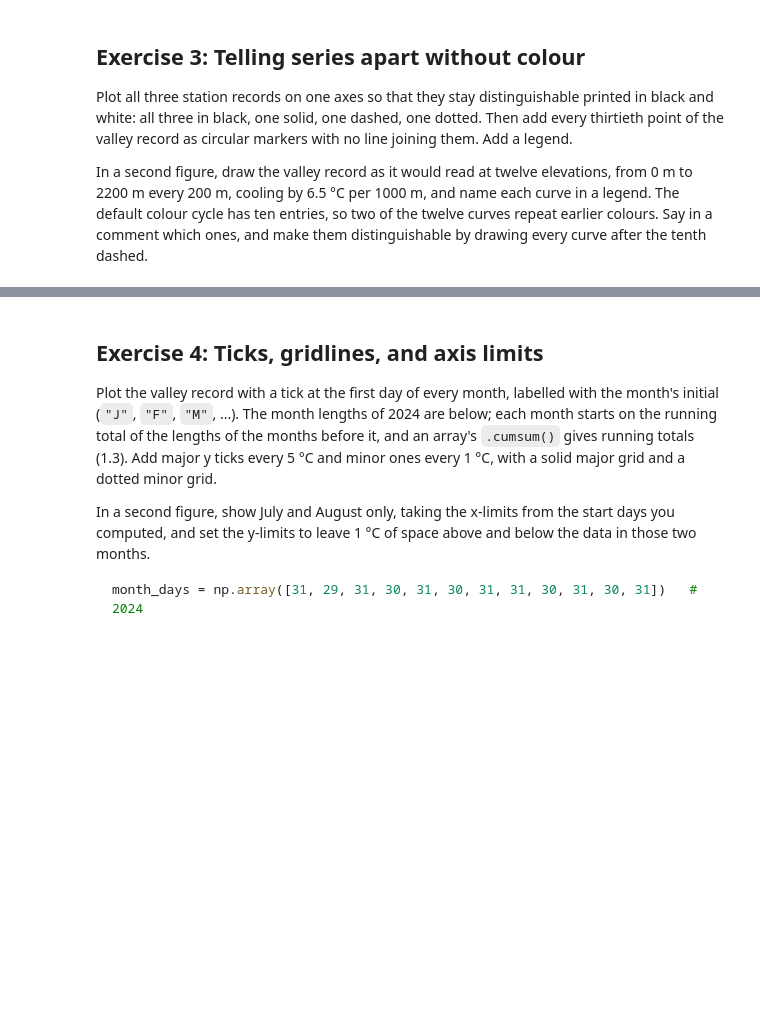
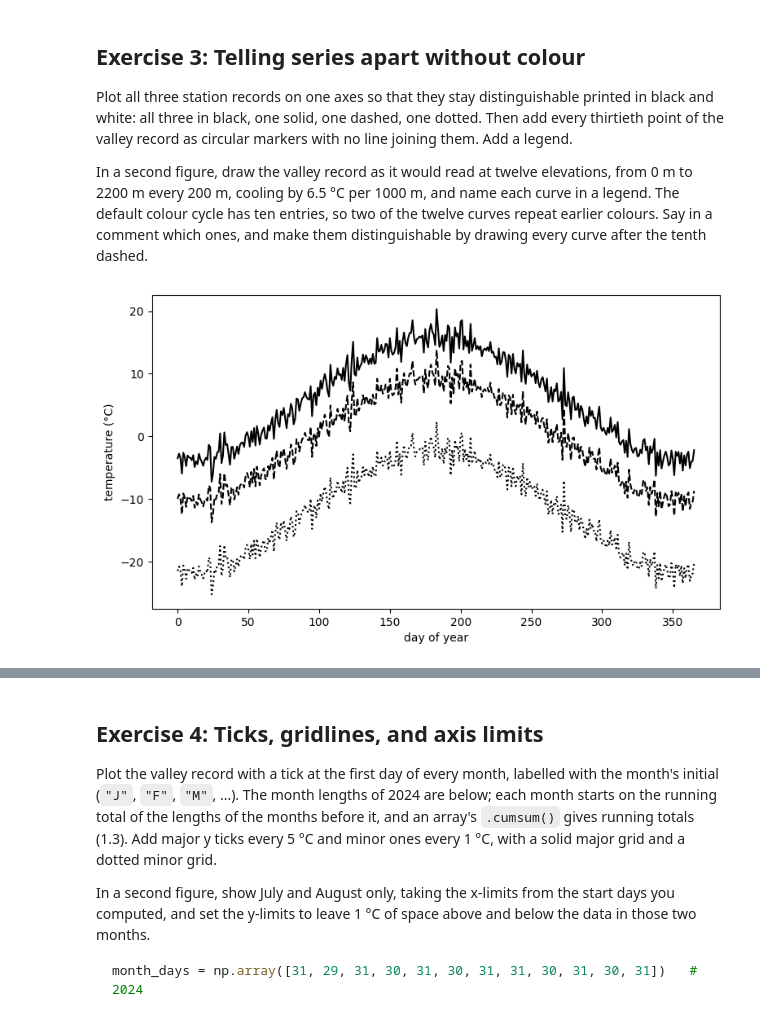
Before and after one commit to liviooneil/2026_Intro_Python, a Jupyter notebook: live/part-I/1.4-matplotlib-and-xarray-exercises.ipynb, the cells around one changed output, grey strips where cells are left out. Saved outputs shown, nothing was run; the diff lists cells and outputs as text; code cells hidden in the pictures; blank space fills up the shorter version.

```diff
--- a/live/part-I/1.4-matplotlib-and-xarray-exercises.ipynb
+++ b/live/part-I/1.4-matplotlib-and-xarray-exercises.ipynb
@@ -116,0 +115,13 @@ which ones, and make them distinguishable by drawing every curve after the tenth
+# %%
+# Your solution here
+fig, ax = plt.subplots(figsize=(9, 5))
+
+ax.plot(days, valley_celsius, color= 'k')
+ax.plot(days, ridge_celsius, linestyle="--", color= 'k')
+ax.plot(days, mountain_celsius, linestyle="dotted", color= 'k')
+
+ax.set_xlabel("day of year")
+ax.set_ylabel("temperature (°C)")
+plt.show()
+# %% [output]
+[figure, added]
```
Also changed, not shown: parts of 3 cells of this notebook.
